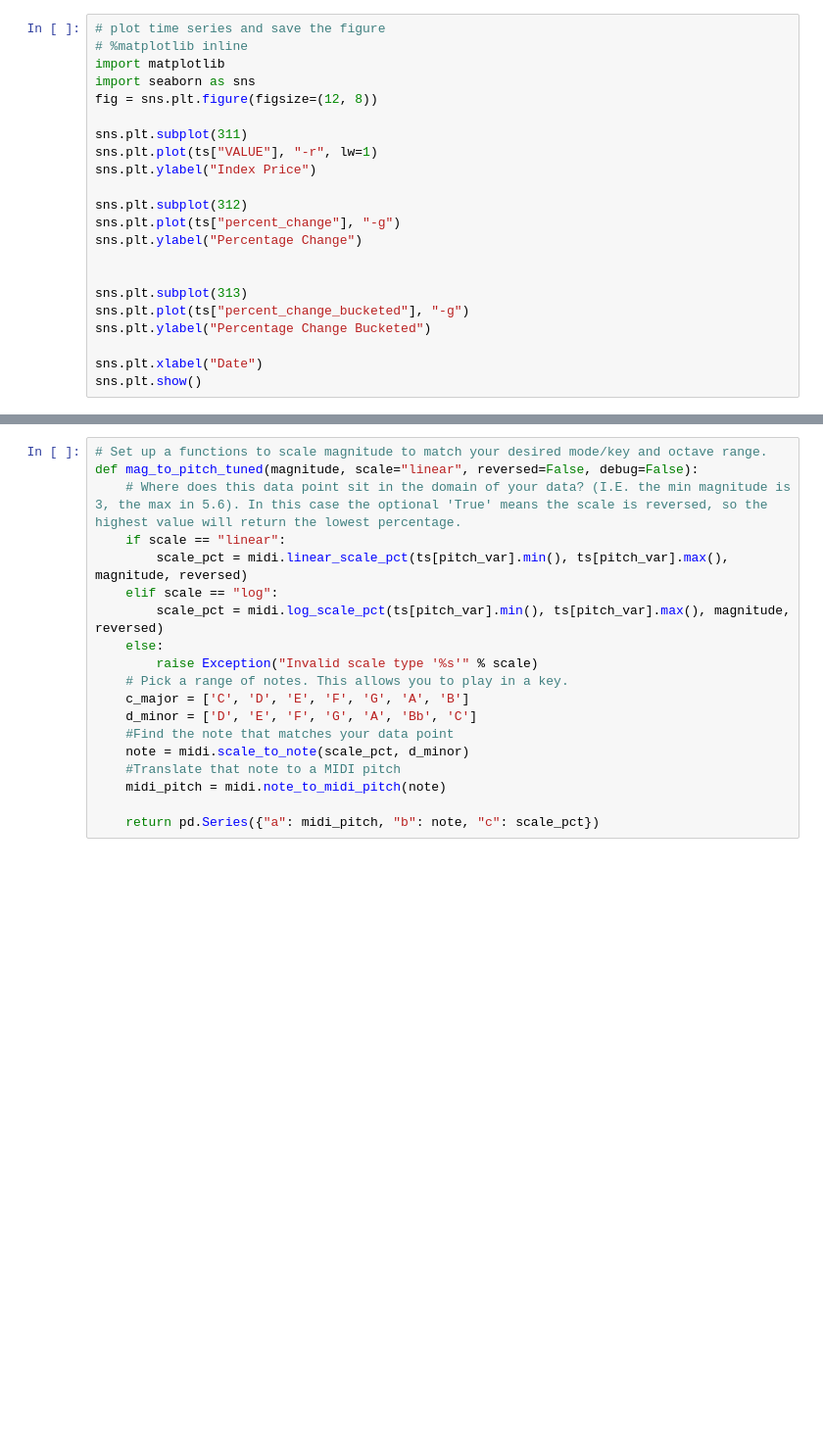
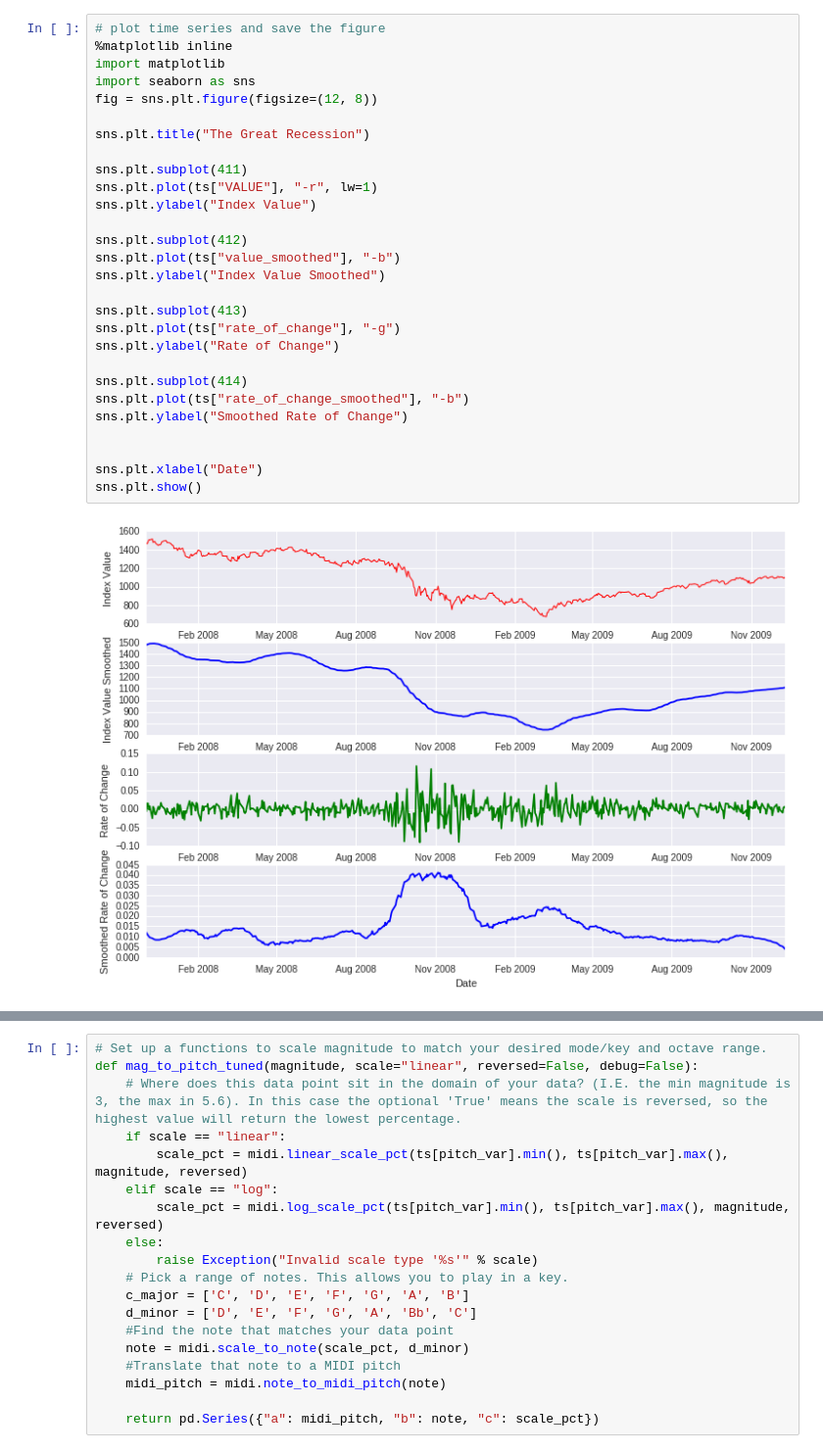
Before and after one commit to ratish-dalvi/miditime-demo, a Jupyter notebook: notebooks/the_great_recession.ipynb, the cells around one changed output, grey strips where cells are left out. Shown: that part at 98% size. Cells and saved outputs as stored; diff of their text form; blank space fills up the shorter version.

Commit message:
first draft of the notebook for great recession

```diff
--- a/notebooks/the_great_recession.ipynb
+++ b/notebooks/the_great_recession.ipynb
@@ -29,25 +57,33 @@ Dataset size: 668 rows, 2 columns
 # %%
 # plot time series and save the figure
-# %matplotlib inline
+%matplotlib inline
 import matplotlib
 import seaborn as sns
 fig = sns.plt.figure(figsize=(12, 8))
 
-sns.plt.subplot(311)
+sns.plt.title("The Great Recession")
+
+sns.plt.subplot(411)
 sns.plt.plot(ts["VALUE"], "-r", lw=1)
-sns.plt.ylabel("Index Price")
+sns.plt.ylabel("Index Value")
 
-sns.plt.subplot(312)
-sns.plt.plot(ts["percent_change"], "-g")
-sns.plt.ylabel("Percentage Change")
+sns.plt.subplot(412)
+sns.plt.plot(ts["value_smoothed"], "-b")
+sns.plt.ylabel("Index Value Smoothed")
 
+sns.plt.subplot(413)
+sns.plt.plot(ts["rate_of_change"], "-g")
+sns.plt.ylabel("Rate of Change")
 
-sns.plt.subplot(313)
-sns.plt.plot(ts["percent_change_bucketed"], "-g")
-sns.plt.ylabel("Percentage Change Bucketed")
+sns.plt.subplot(414)
+sns.plt.plot(ts["rate_of_change_smoothed"], "-b")
+sns.plt.ylabel("Smoothed Rate of Change")
+
 
 sns.plt.xlabel("Date")
 sns.plt.show()
+# %% [output]
+[figure, added]
 # %%
 
 from miditime.miditime import MIDITime
```
Also changed, not shown: parts of 5 cells of this notebook.
